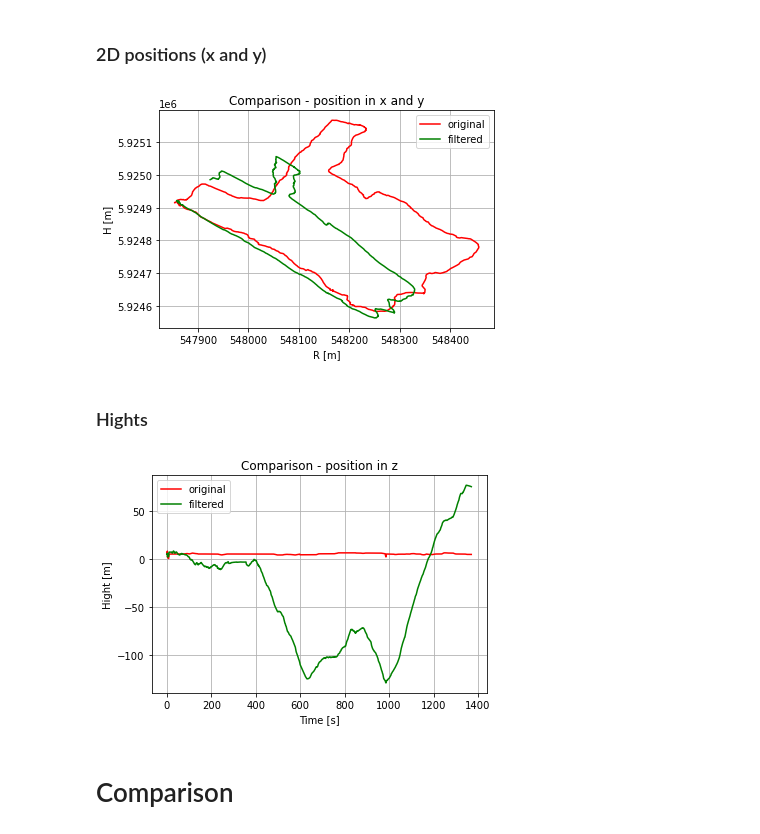
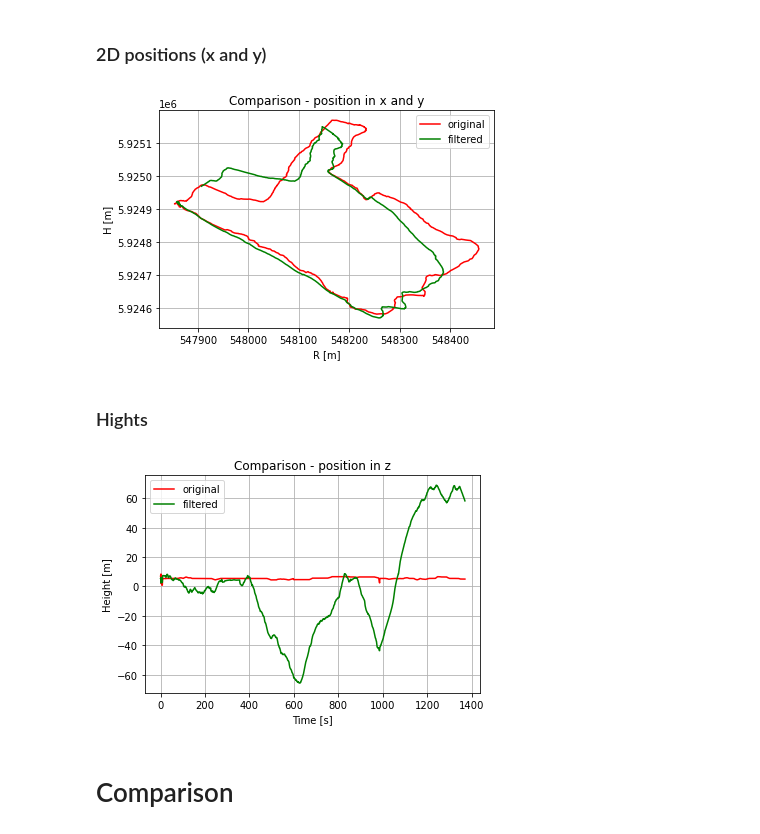
Before and after one commit to c-mahn/hcu-ma-gmt-integrated-navigation, a Jupyter notebook: tutorial_03/Studies_Int-Nav-Tutorial032_KalmanFilter_3D.ipynb, the cells around one changed output. Cells and saved outputs as stored; diff of their text form; code cells hidden in the pictures.

Commit message:
plots

```diff
--- a/tutorial_03/Studies_Int-Nav-Tutorial032_KalmanFilter_3D.ipynb
+++ b/tutorial_03/Studies_Int-Nav-Tutorial032_KalmanFilter_3D.ipynb
@@ -120,3 +118,5 @@ c_matrix = np.diag([0.2, 0.2, 0.2])
+# %%
+c_matrix = np.diag([1, 1, 1])
 # %% [markdown]
 ### Design matrix
 # %%
@@ -139,8 +139,7 @@ P_save_update = np.zeros((len(measurement),3))
 
 for j in range(len(measurement)):
 
-  w_vektor = (np.random.randn(1,1)**2) * 5.;     # system noise
-  w_vektor = np.diag([w_vektor[0][0], w_vektor[0][0], w_vektor[0][0]])
+  w_vektor = np.array([np.random.normal(1, .42)**2, np.random.normal(1, .42)**2, np.random.normal(4, 2)**2])
   kov_w_matrix = np.identity(len(w_vektor))
 
   # step 0 - observation model
@@ -185,20 +184,20 @@ plt.legend()
 plt.grid()
 plt.show()
 # %% [output]
-[figure, old version]
+[figure, new version]
 # %% [markdown]
 ### Hights
 # %%
 plt.plot(data_gps[:,0], measurement[:,2], 'r-', label='original')
 plt.plot(data_gps[:,0], x_save_update[:,2], 'g-', label='filtered')
 plt.title('Comparison - position in z')
 plt.xlabel('Time [s]')
-plt.ylabel('Hight [m]')
+plt.ylabel('Height [m]')
 plt.legend()
 plt.grid()
 plt.show()
 # %% [output]
-[figure, old version]
+[figure, new version]
 # %% [markdown]
 # Comparison
 # %% [markdown]
```
Also changed, not shown: parts of 1 cell of this notebook, 2 other files.
